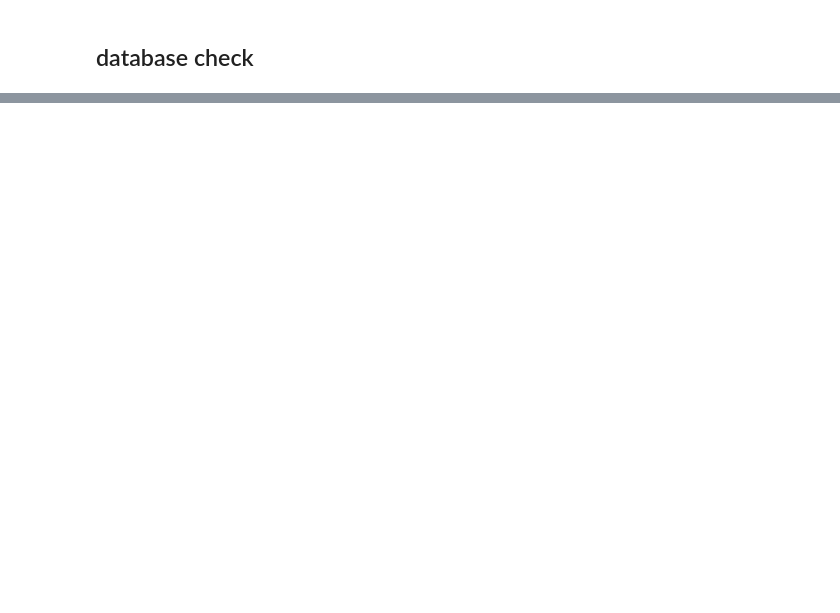
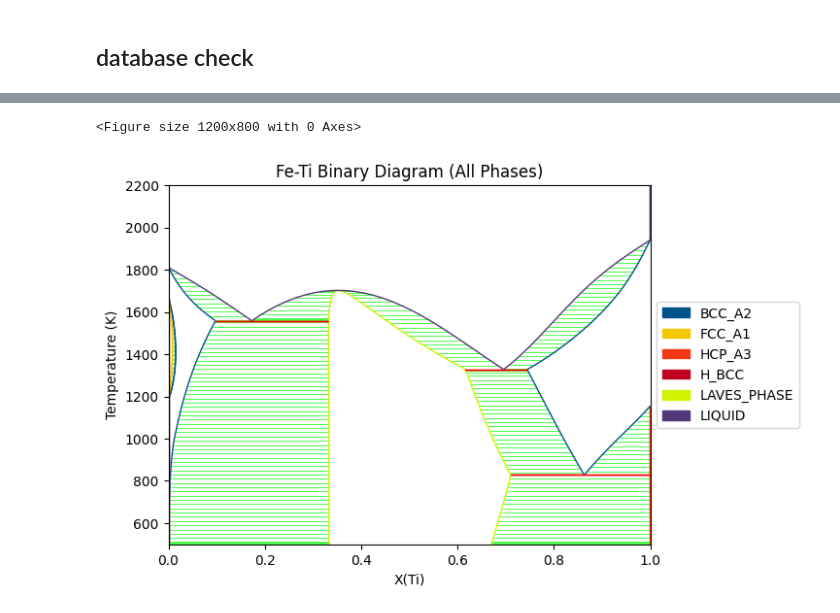
Before and after one commit to adityamoolya/maraging-steel-calphad, a Jupyter notebook: notebooks/1.setup.ipynb, the cells around one changed output, grey strips where cells are left out. Saved outputs shown, nothing was run; the diff lists cells and outputs as text; code cells hidden in the pictures; blank space fills up the shorter version.

```diff
--- a/notebooks/1.setup.ipynb
+++ b/notebooks/1.setup.ipynb
@@ -151,0 +251,25 @@ The database triggers two `UserWarning` messages about missing `TYPE_DEFINITION`
+# %%
+from pycalphad import binplot
+import pycalphad.variables as v
+import matplotlib.pyplot as plt
+
+phases_feti = sorted(db.phases.keys())
+
+plt.figure(figsize=(12,8))
+
+binplot(
+    db,
+    ['FE', 'TI', 'VA'],
+    phases_feti,
+    {
+        v.X('TI'): (0, 1, 0.02),
+        v.T: (500, 2200, 20),
+        v.P: 101325
+    }
+)
+
+plt.title('Fe-Ti Binary Diagram (All Phases)')
+plt.show()
+# %% [output]
+<Figure size 1200x800 with 0 Axes>
+[figure, added]
```
Also changed, not shown: parts of 14 cells of this notebook, 23 other files.
